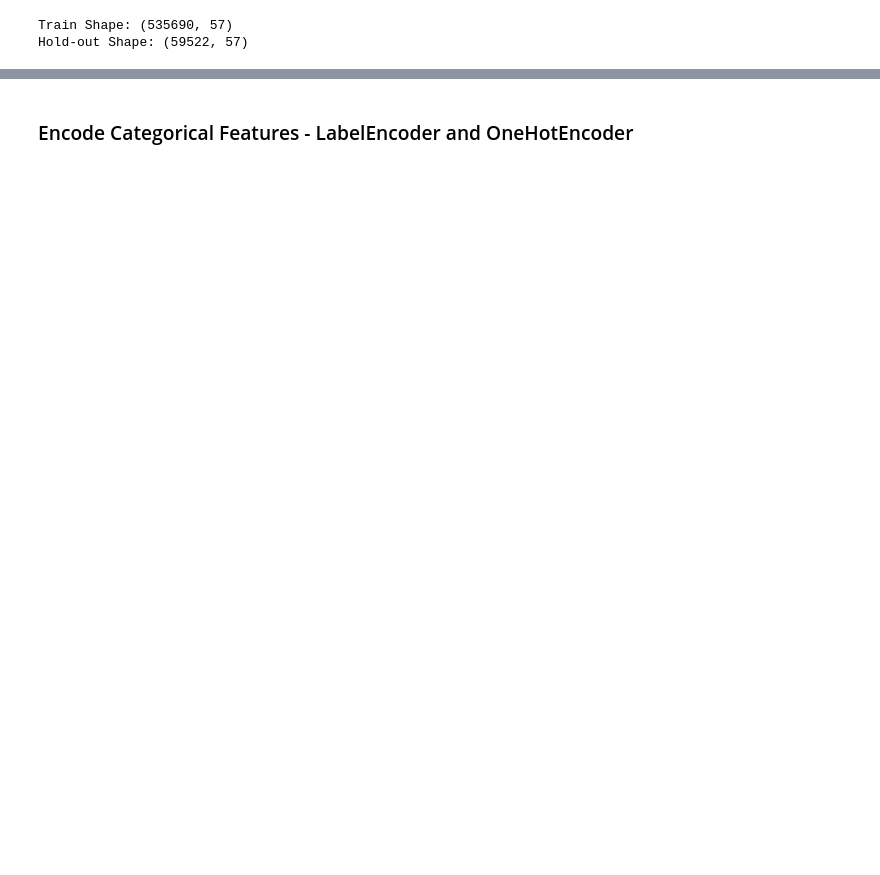
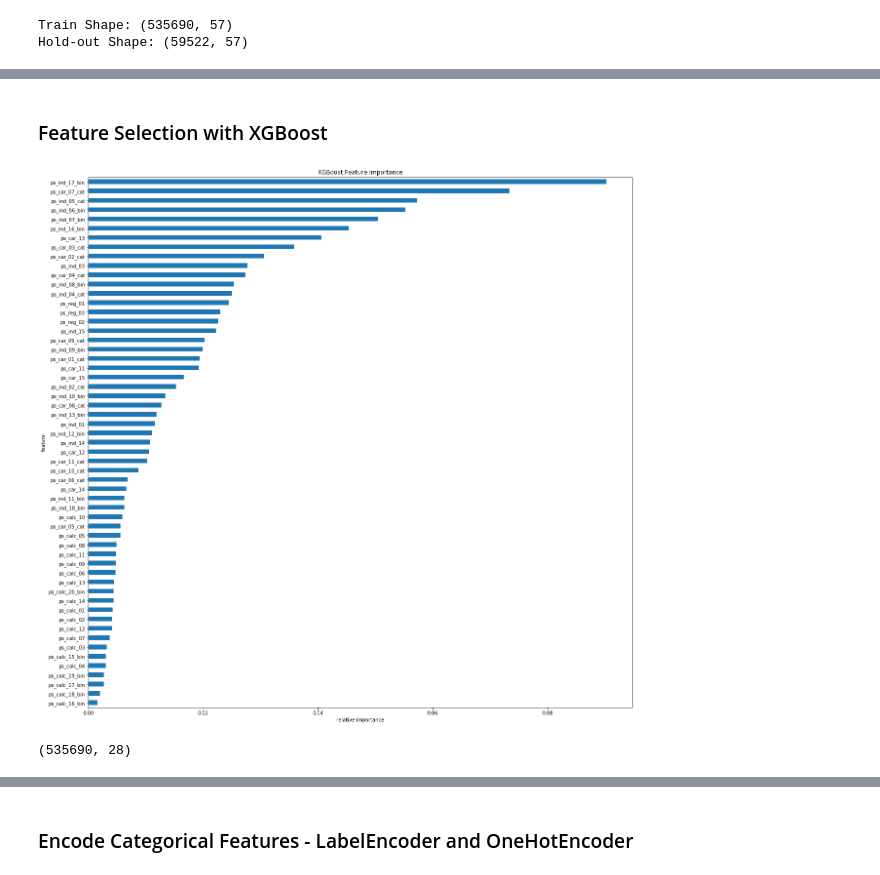
Before and after one commit to FionaHa/porto-seguro, a Jupyter notebook: Binary Classification - Porto Seguro.ipynb, the cells around one changed output, grey strips where cells are left out. Saved outputs shown, nothing was run; the diff lists cells and outputs as text; code cells hidden in the pictures; blank space fills up the shorter version.

```diff
--- a/Binary Classification - Porto Seguro.ipynb
+++ b/Binary Classification - Porto Seguro.ipynb
@@ -88,0 +126,26 @@ we can start applying normalization and machine learning models to these variabl
+# %% [markdown]
+### Feature Selection with XGBoost
+# %%
+scores_dict=model_0.get_score(importance_type='cover')
+
+scores_dict=sorted(scores_dict.items(),key=itemgetter(1),reverse=False)
+scores_df=df(scores_dict,columns=['feature','score'])
+scores_df['rel_score']=scores_df['score']/scores_df['score'].sum()
+
+scores_df.plot(kind='barh',x='feature',y='rel_score',legend=False,figsize=(20,20))
+plt.title('XGBoost Feature Importance')
+plt.xlabel('relative importance');
+# %% [output]
+[figure, added]
+# %%
+'''
+0.645: type='gain',cutoff=0.015,feature_num=30;
+0.645: type='cover',cutoff=0.011,feature_num=28;
+'''
+feature_ind=scores_df[scores_df['rel_score']>0.011]['feature']
+X_train_sel=X_train[feature_ind]
+X_val_sel=X_val[feature_ind]
+
+print(X_train_sel.shape)
+# %% [output]
+(535690, 28)
```
Also changed, not shown: parts of 106 cells of this notebook.
